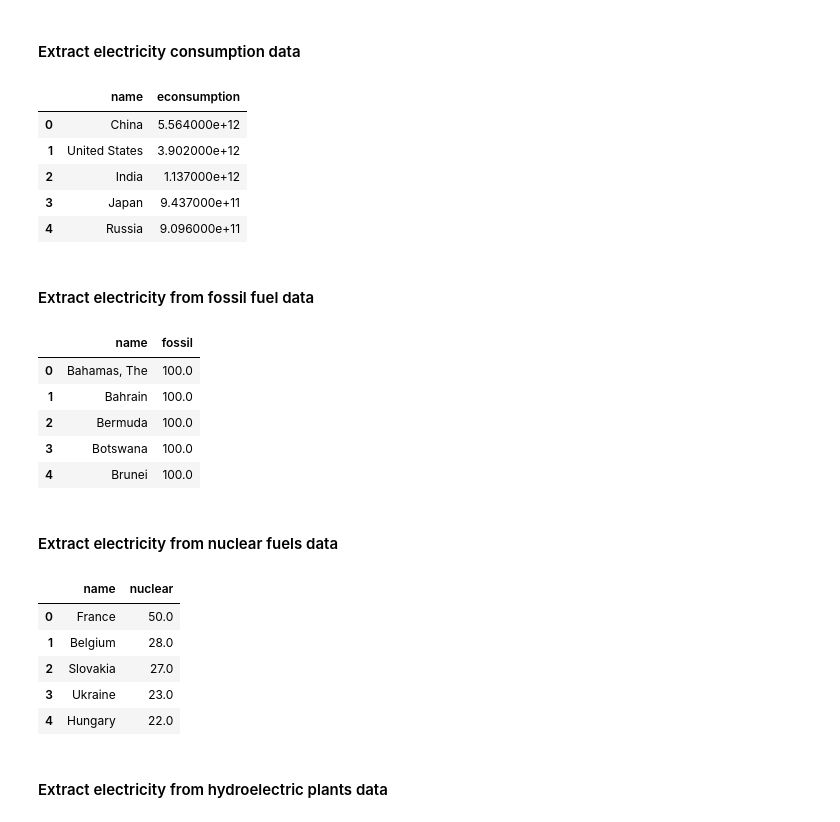
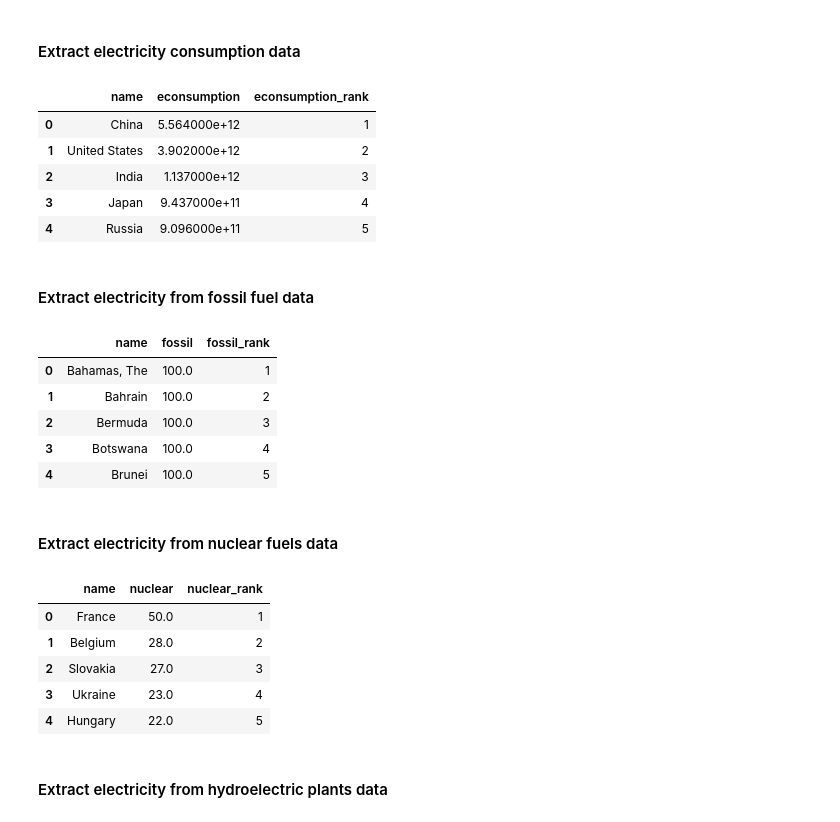
Before and after one commit to cpronier/Project_2_CIA_World_Factbook, a Jupyter notebook: Project-2.ipynb, the cells around one changed output. Cells and saved outputs as stored; diff of their text form; code cells hidden in the pictures.

```diff
--- a/Project-2.ipynb
+++ b/Project-2.ipynb
@@ -37,6 +37,7 @@ soup = bs(html, "html.parser")
 country_name = []
 country_abbr = []
 country_pop = []
+population_rank = []
 
 tbody = soup.find("tbody")
 trow = tbody.findAll("tr")
@@ -52,10 +53,14 @@ for i in trow:
     population = "".join(population.split(","))
     country_pop.append(float(population))
 
+    rank = i.findAll("td")[0].text
+    population_rank.append(rank)
+
 population_df = pd.DataFrame({
     "name": country_name,
     "abbr": country_abbr,
-    "population": country_pop
+    "population": country_pop,
+    "population_rank": population_rank
 })
 
 population_df.head()
@@ -80,31 +85,36 @@ soup = bs(html, "html.parser")
 # %%
 country_name = []
 country_econsumption = []
+econsumption_rank = []
 
 tbody = soup.find("tbody")
 trow = tbody.findAll("tr")
 
 for i in trow:
     name = i.find("td", class_="region").find("a").text
     country_name.append(name)
 
     econsumption = i.findAll("td")[2].text
     econsumption = "".join(econsumption.split(","))
     country_econsumption.append(float(econsumption))
 
+    rank = i.findAll("td")[0].text
+    econsumption_rank.append(rank)
+
 econsumption_df = pd.DataFrame({
     "name": country_name,
-    "econsumption": country_econsumption
+    "econsumption": country_econsumption,
+    "econsumption_rank": econsumption_rank
 })
 
 econsumption_df.head()
 # %% [output]
-|  | name | econsumption |
-| 0 | China | 5.564000e+12 |
-| 1 | United States | 3.902000e+12 |
-| 2 | India | 1.137000e+12 |
-| 3 | Japan | 9.437000e+11 |
-| 4 | Russia | 9.096000e+11 |
+|  | name | econsumption | econsumption_rank |
+| 0 | China | 5.564000e+12 | 1 |
+| 1 | United States | 3.902000e+12 | 2 |
+| 2 | India | 1.137000e+12 | 3 |
+| 3 | Japan | 9.437000e+11 | 4 |
+| 4 | Russia | 9.096000e+11 | 5 |
 # %% [markdown]
 #### Extract electricity from fossil fuel data
 # %%
@@ -119,6 +129,7 @@ soup = bs(html, "html.parser")
 # %%
 country_name = []
 country_fossil = []
+fossil_rank = []
 
 tbody = soup.find("tbody")
 trow = tbody.findAll("tr")
@@ -130,19 +141,23 @@ for i in trow:
     fossil = i.findAll("td")[2].text
     country_fossil.append(float(fossil))
 
+    rank = i.findAll("td")[0].text
+    fossil_rank.append(rank)
+
 fossil_df = pd.DataFrame({
     "name": country_name,
-    "fossil": country_fossil
+    "fossil": country_fossil,
+    "fossil_rank": fossil_rank
 })
 
 fossil_df.head()
 # %% [output]
-|  | name | fossil |
-| 0 | Bahamas, The | 100.0 |
-| 1 | Bahrain | 100.0 |
-| 2 | Bermuda | 100.0 |
-| 3 | Botswana | 100.0 |
-| 4 | Brunei | 100.0 |
+|  | name | fossil | fossil_rank |
+| 0 | Bahamas, The | 100.0 | 1 |
+| 1 | Bahrain | 100.0 | 2 |
+| 2 | Bermuda | 100.0 | 3 |
+| 3 | Botswana | 100.0 | 4 |
+| 4 | Brunei | 100.0 | 5 |
 # %% [markdown]
 #### Extract electricity from nuclear fuels data
 # %%
@@ -157,6 +172,7 @@ soup = bs(html, "html.parser")
 # %%
 country_name = []
 country_nuclear = []
+nuclear_rank = []
 
 tbody = soup.find("tbody")
 trow = tbody.findAll("tr")
@@ -168,19 +184,23 @@ for i in trow:
     nuclear = i.findAll("td")[2].text
     country_nuclear.append(float(nuclear))
 
+    rank = i.findAll("td")[0].text
+    nuclear_rank.append(rank)
+
 nuclear_df = pd.DataFrame({
     "name": country_name,
-    "nuclear": country_nuclear
+    "nuclear": country_nuclear,
+    "nuclear_rank": nuclear_rank
 })
 
 nuclear_df.head()
 # %% [output]
-|  | name | nuclear |
-| 0 | France | 50.0 |
-| 1 | Belgium | 28.0 |
-| 2 | Slovakia | 27.0 |
-| 3 | Ukraine | 23.0 |
-| 4 | Hungary | 22.0 |
+|  | name | nuclear | nuclear_rank |
+| 0 | France | 50.0 | 1 |
+| 1 | Belgium | 28.0 | 2 |
+| 2 | Slovakia | 27.0 | 3 |
+| 3 | Ukraine | 23.0 | 4 |
+| 4 | Hungary | 22.0 | 5 |
 # %% [markdown]
 #### Extract electricity from hydroelectric plants data
 # %%
```
Also changed, not shown: parts of 10 cells of this notebook.
